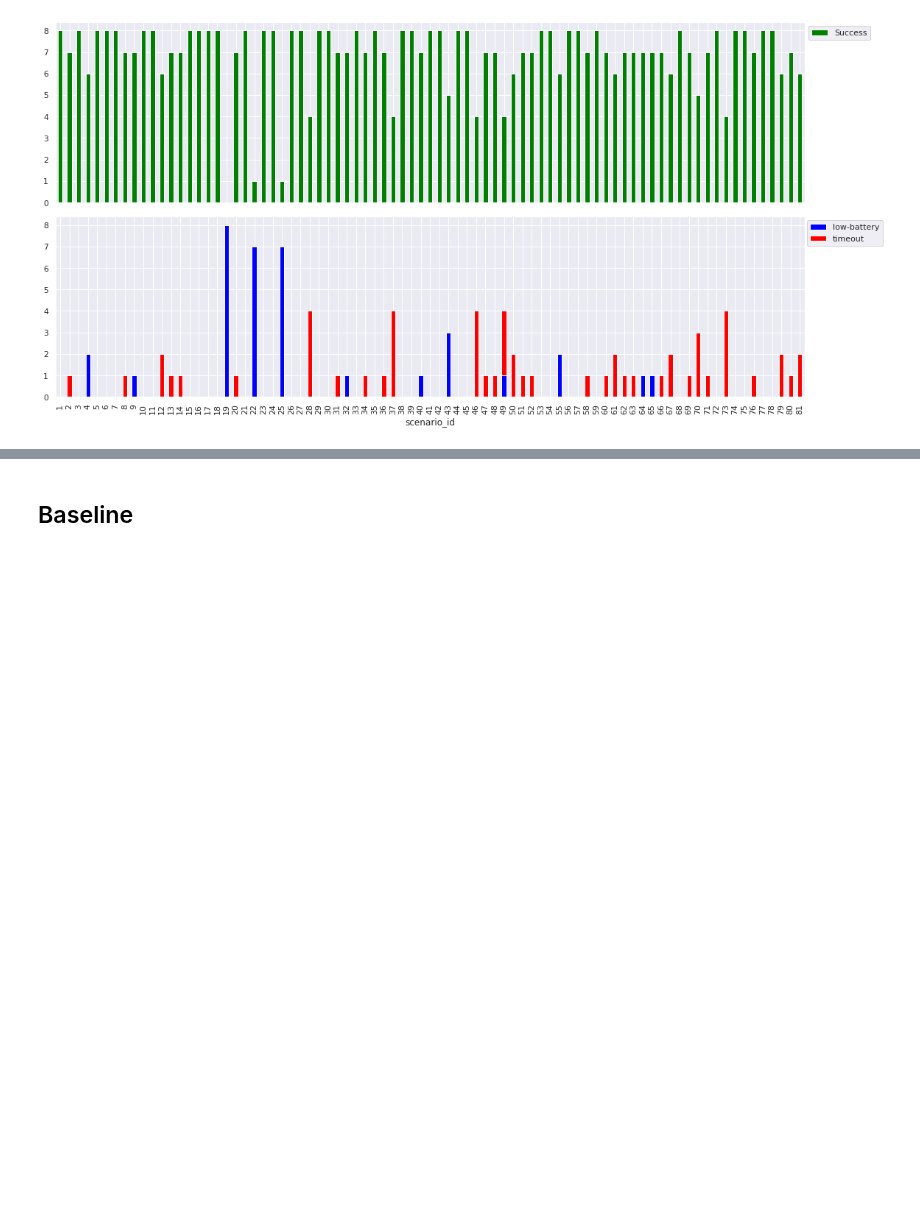
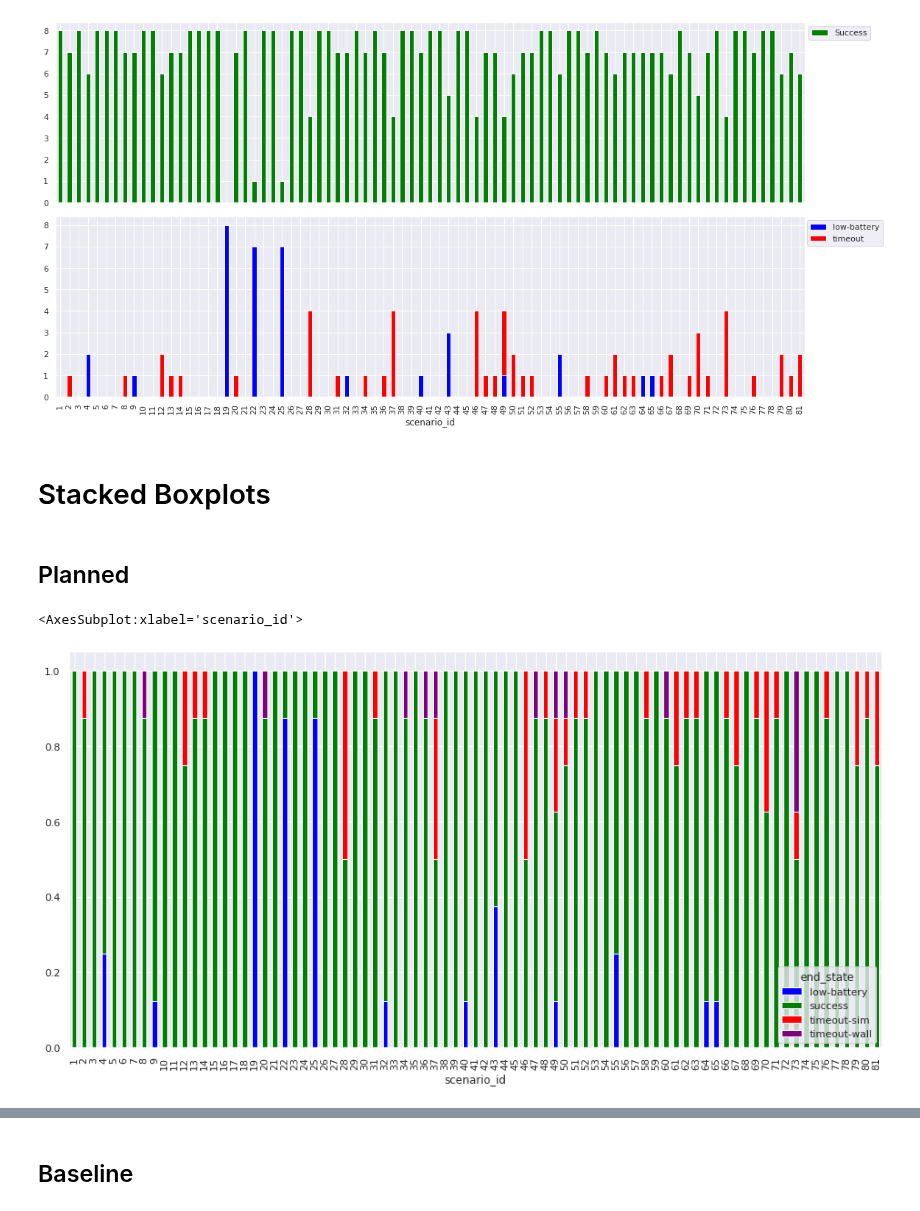
Before and after one commit to VicenteMoraes/hmrs_analysis, a Jupyter notebook: notebooks/Analysis.ipynb, the cells around one changed output, grey strips where cells are left out. Drawn from its saved outputs; the diff is of its cells as text; code cells hidden in the pictures; blank space fills up the shorter version.

```diff
--- a/notebooks/Analysis.ipynb
+++ b/notebooks/Analysis.ipynb
@@ -339,3 +339,17 @@ ax[1].legend(["low-battery", "timeout"], bbox_to_anchor=(1.11, 1.0))
 fig.set_tight_layout(True)
 # %% [output]
 [figure]
+# %% [markdown]
+# Stacked Boxplots
+# %% [markdown]
+## Planned
+# %%
+(planned_df.groupby("scenario_id")["end_state"].value_counts()/8).unstack().plot.bar(stacked=True, legend=True,
+                                                                              color={"success": "green",
+                                                                                     "failure-bt": "orange",
+                                                                                     "low-battery": "blue",
+                                                                                     "timeout-wall": "purple",
+                                                                                     "timeout-sim": "red" })
+# %% [output]
+<AxesSubplot:xlabel='scenario_id'>
+[figure, added]
```
Also changed, not shown: parts of 4 cells of this notebook.
